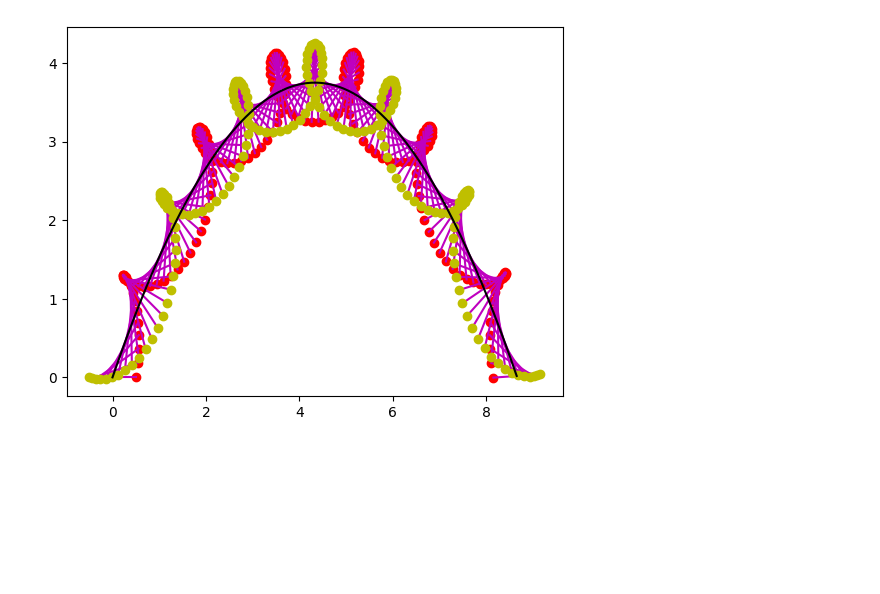
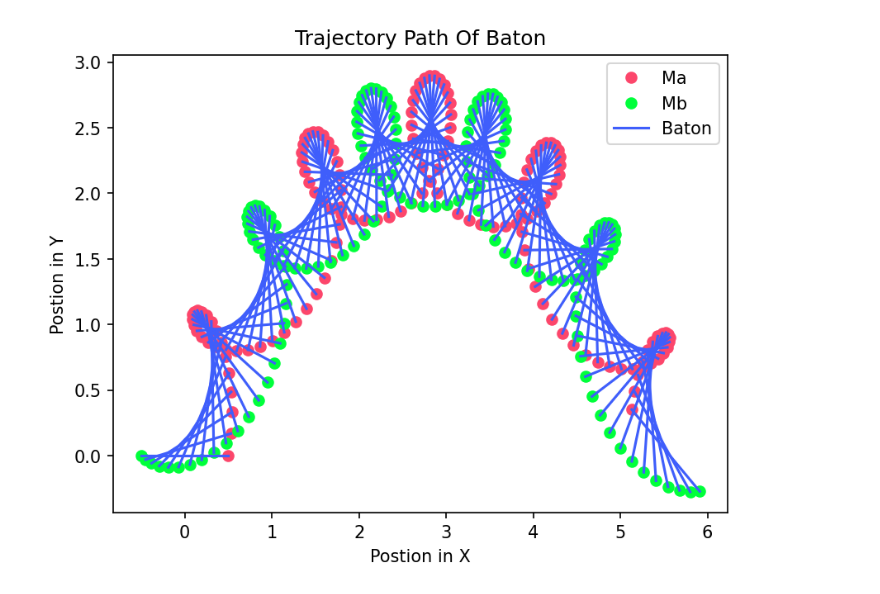
Before and after one commit to Sarthak-G0yal/learning_projects, a Jupyter notebook: Interactive_python/BatonProjectileMotion.ipynb, the cells around one changed output. Cells and saved outputs as stored; diff of their text form; code cells hidden in the pictures; blank space fills up the shorter version.

Commit message:
BatonMarkdownadded

```diff
--- a/Interactive_python/BatonProjectileMotion.ipynb
+++ b/Interactive_python/BatonProjectileMotion.ipynb
@@ -27,11 +76,10 @@ class projectilemotion():
 # %%
-class angularmotion(projectilemotion):
-    def __init__(self, vo, thetha,length,mass = 0):
-        projectilemotion.__init__(self,vo,thetha)
-        self.w = 2*vo/length
+class Angular_Motion(Projectile_Motion):
+    def __init__(self, vo, theta,length,wo):
+        Projectile_Motion.__init__(self,vo,theta)
+        self.w = wo
         self.l = length
-        self.the = thetha
-        self.m = mass
+        self.the = theta
 
     def cartesian_Xa(self):
         return ((self.l/2)*(np.cos(self.w*self.t)))
@@ -49,12 +97,17 @@ class angularmotion(projectilemotion):
     def PlotTrajectoryGraph(self):
         X = self.get_X()
         Y = self.get_Y()
-        Xa = X + self.cartesian_Xa()
-        Ya = Y + self.cartesian_Ya()
-        Xb = X + self.cartesian_Xb()
-        Yb = Y + self.cartesian_Yb()
-        plt.plot(Xa,Ya,'or')
-        plt.plot([Xa,Xb],[Ya,Yb],'m')
-        plt.plot(Xb,Yb,'oy')
-        plt.plot(X,Y,'k')
+        MassA_X = X + self.cartesian_Xa()
+        MassA_Y = Y + self.cartesian_Ya()
+        MassB_X = X + self.cartesian_Xb()
+        MassB_Y = Y + self.cartesian_Yb()
+        plt.figure(dpi = 150)
+        plt.title("Trajectory Path Of Baton")
+        plt.xlabel("Postion in X")
+        plt.ylabel("Postion in Y")
+        plt.plot(MassA_X,MassA_Y,'o',color = '#fc466b')
+        plt.plot(MassB_X,MassB_Y,'o',color = '#00ff3b')
+        plt.plot([MassA_X,MassB_X],[MassA_Y,MassB_Y],'#3f5efb')
+        plt.legend(["Ma","Mb","Baton"])
+        # plt.plot(X,Y,'k')  # Uncomment to see trajectory of Center of mass (C.O.M)
         plt.show()
@@ -61,5 +122,5 @@ class angularmotion(projectilemotion):
 # %%
-baton = angularmotion(10,np.pi/3,1)
-baton.PlotTrajectoryGraph()
+Baton = Angular_Motion(8,np.pi/3,1,20)
+Baton.PlotTrajectoryGraph()
 # %% [output]
-[figure, old version]
+[figure, new version]
```
Also changed, not shown: parts of 8 cells of this notebook.
